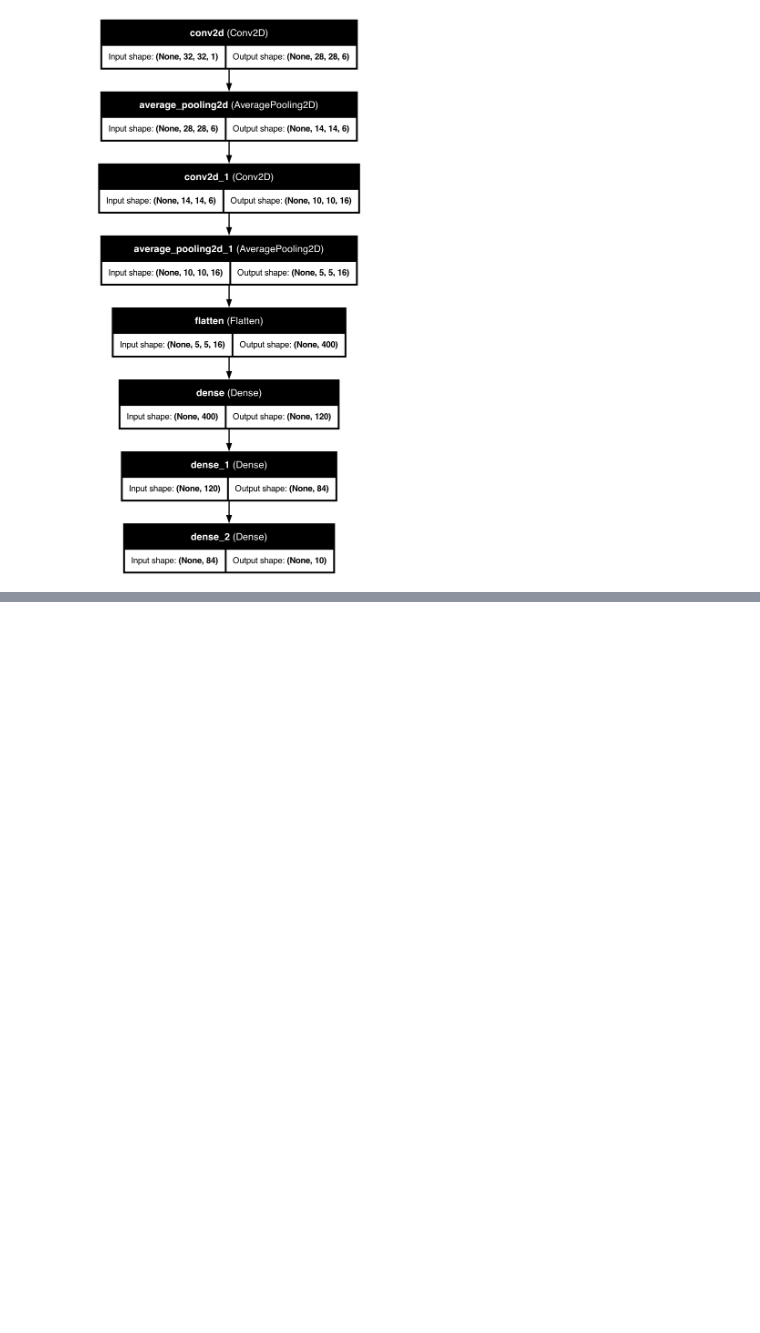
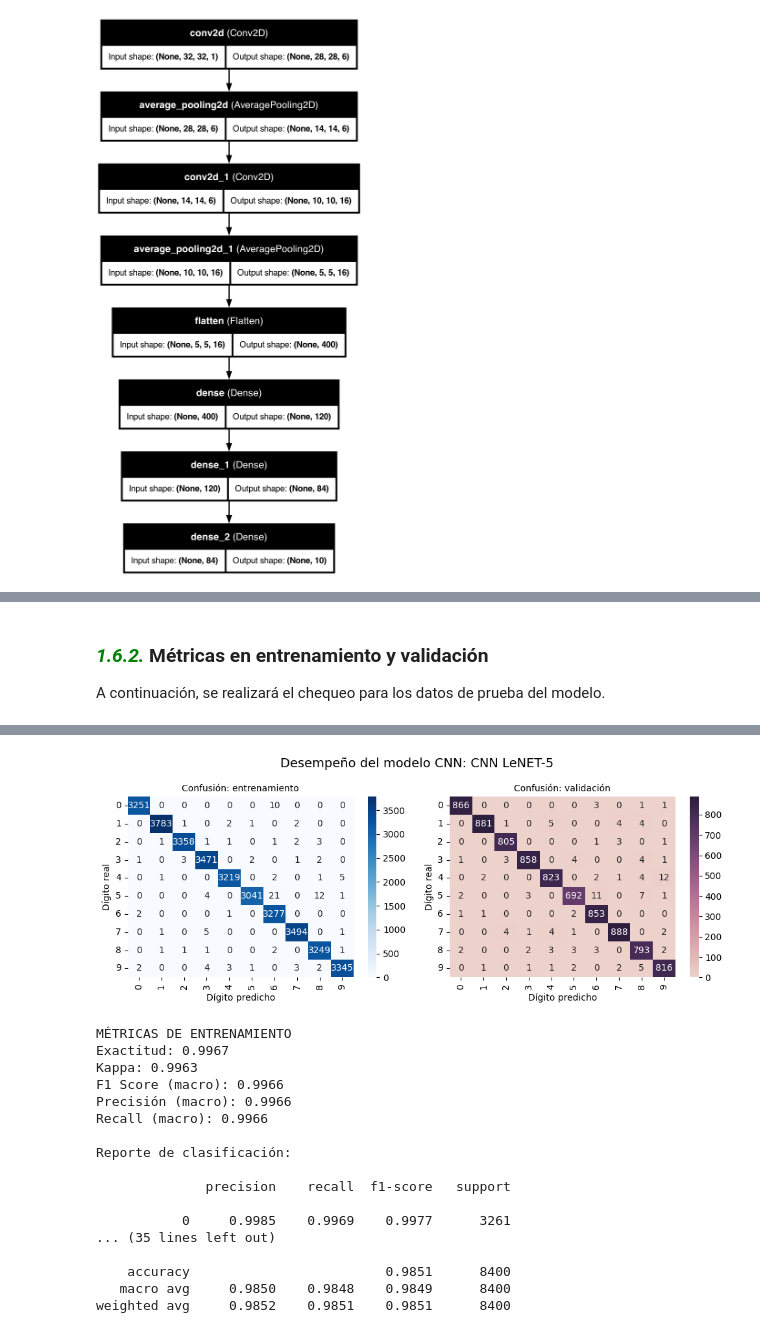
Before and after one commit to scuartasr/aprendmaq_entregable_2, a Jupyter notebook: Cuadernos/01_cnn_lenet5.ipynb, the cells around one changed output, grey strips where cells are left out. Cells and saved outputs as stored; diff of their text form; code cells hidden in the pictures; blank space fills up the shorter version.

```diff
--- a/Cuadernos/01_cnn_lenet5.ipynb
+++ b/Cuadernos/01_cnn_lenet5.ipynb
@@ -233,0 +301,4 @@ historia = modelo.fit(
+# %% [markdown]
+### <span style = 'color: green'>***1.6.2.***</span> Métricas en entrenamiento y validación
+
+A continuación, se realizará el chequeo para los datos de prueba del modelo.
@@ -233,0 +364,11 @@ historia = modelo.fit(
+# %%
+plot_confusion_and_metrics_cnn(
+    modelo,
+    X_tr,
+    y_tr,
+    X_ts,
+    y_ts,
+    modelo='CNN LeNET-5',
+    class_labels=[str(i) for i in range(10)]
+)
+# %% [output]
@@ -233,0 +377,18 @@ historia = modelo.fit(
+[figure, added]
+MÉTRICAS DE ENTRENAMIENTO
+Exactitud: 0.9967
+Kappa: 0.9963
+F1 Score (macro): 0.9966
+Precisión (macro): 0.9966
+Recall (macro): 0.9966
+
+Reporte de clasificación:
+
+              precision    recall  f1-score   support
+
+           0     0.9985    0.9969    0.9977      3261
+... (35 lines left out)
+
+    accuracy                         0.9851      8400
+   macro avg     0.9850    0.9848    0.9849      8400
+weighted avg     0.9852    0.9851    0.9851      8400
```
Also changed, not shown: parts of 14 cells of this notebook.
